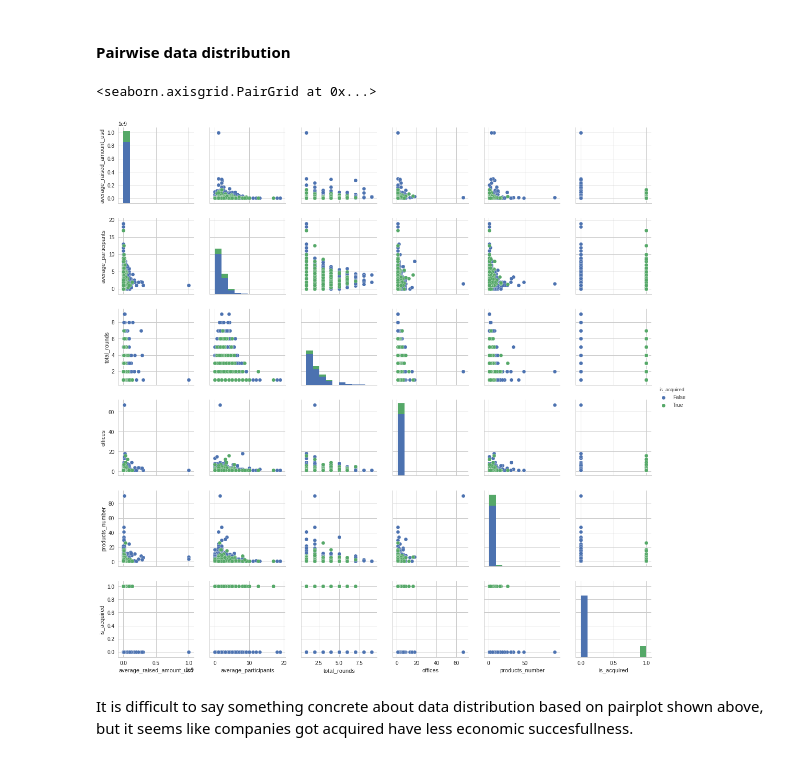
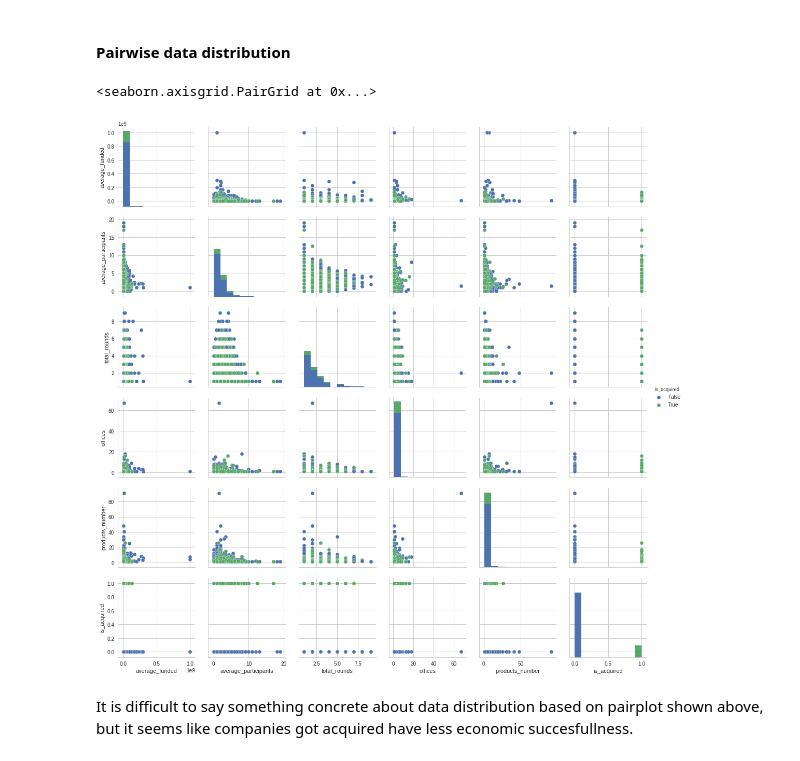
Before and after one commit to Crystalnix/crunchbase-ml, a Jupyter notebook: develop/EDA2.ipynb, the cells around one changed output. Drawn from its saved outputs; the diff is of its cells as text; code cells hidden in the pictures.

Commit message:
Change path to main data file

```diff
--- a/develop/EDA2.ipynb
+++ b/develop/EDA2.ipynb
@@ -7,6 +7,6 @@ from pprint import pprint
 sns.set(style="whitegrid", color_codes=True)
 %matplotlib inline
 # %%
-data = pd.read_csv('/home/artem/Projects/wolf_of_crunchbase/data/transformed_data.csv')
+data = pd.read_csv('/home/artem/Projects/wolf_of_crunchbase/data/full_data.csv')
 # %% [markdown]
 <H3>Columns in data file</H3>
@@ -116,13 +129,13 @@ It is obvious that degree columns will correlate with each other, because they r
 # %% [markdown]
 <H4> Pairwise data distribution</H4>
 # %%
-economic_columns = ['average_raised_amount_usd', 'average_participants', 'total_rounds', 'offices', 'products_number']
+economic_columns = ['average_funded', 'average_participants', 'total_rounds', 'offices', 'products_number']
 columns = economic_columns + ['is_acquired']
 investment_info = data[data[columns].notnull().all(axis=1)][columns]
 sns.pairplot(investment_info, hue='is_acquired')
 # %% [output]
 <seaborn.axisgrid.PairGrid at 0x...>
-[figure, old version]
+[figure, new version]
 # %% [markdown]
 It is difficult to say something concrete about data distribution based on pairplot shown above, but it seems like companies got acquired have less economic succesfullness.
 # %% [markdown]
```
Also changed, not shown: parts of 6 cells of this notebook, 1 other file.
